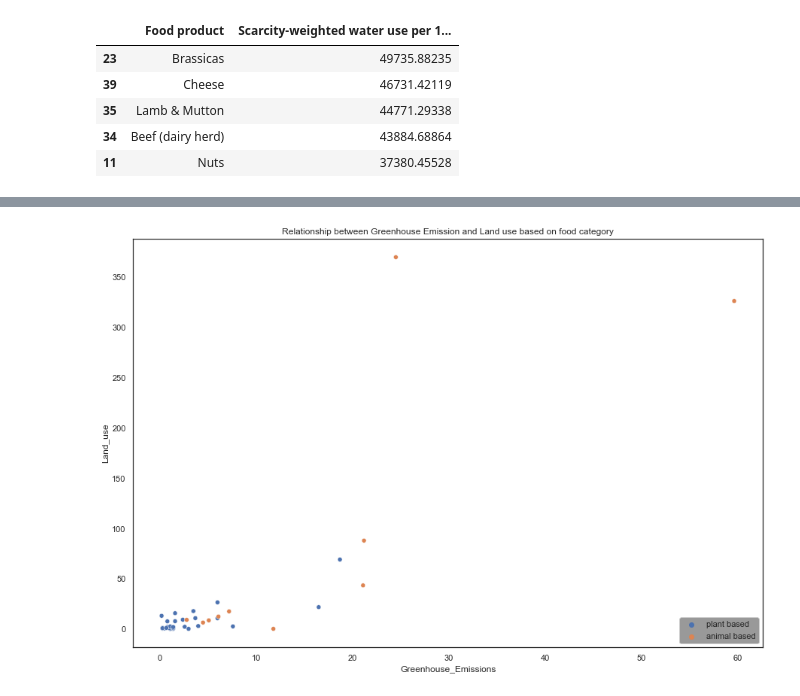
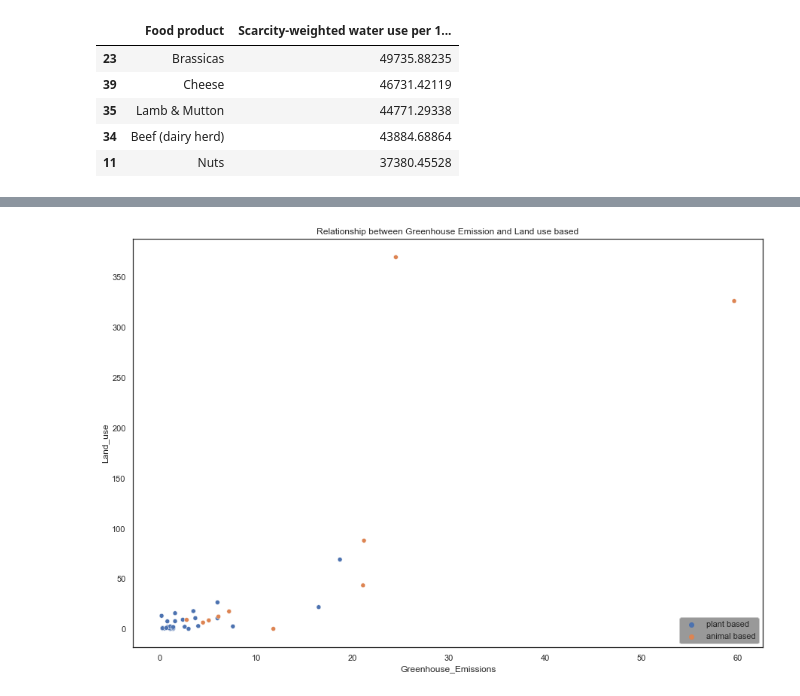
Before and after one commit to Storerun/eda_food_production, a Jupyter notebook: food_productionEDA.ipynb, the cells around one changed output, grey strips where cells are left out. Saved outputs shown, nothing was run; the diff lists cells and outputs as text; code cells hidden in the pictures.

```diff
--- a/food_productionEDA.ipynb
+++ b/food_productionEDA.ipynb
@@ -671,7 +671,7 @@ per_kilo = food[['Total_emissions','Eutrophying emissions per kilogram (gPO₄eq
 per_kilo.rename(columns={'Total_emissions': 'Greenhouse_Emissions','Eutrophying emissions per kilogram (gPO₄eq per kilogram)':
                         'Eutrophying_Emissions','Freshwater withdrawals per kilogram (liters per kilogram)':
                          'Freshwater_withdrawals','Land use per kilogram (m² per kilogram)': 'Land_use',
-                         'Scarcity-weighted water use per kilogram (liters per kilogram)':'Scarity_weghted_water_use'},
+                         'Scarcity-weighted water use per kilogram (liters per kilogram)':'Scarcity_weghted_water_use'},
                     inplace =True)
 # %%
 # check the correlation of the new columns
@@ -693,12 +693,12 @@ plt.show()
 #create a new function that categorizes food based on whether its plant or animal based.
 
 def food_cat(dataframe):
-    """"this function takes the food dataframe and categorizes the food products whether it is plant or animal based.
+    """this function takes the food dataframe and categorizes the food products whether it is plant or animal based.
     Args:
         a food dataframe
     Returns:
         categorizes food product column based on whether its plant or animal based.
-    """"
+    """
     a = dataframe[['Food product']]
     a.loc[:33] = 'plant based' # first 33 rows in the data frame are plant based
     a.loc[33:] = 'animal based'# the remaining 10 are animal based
@@ -727,8 +719,8 @@ per_kilo
 # %%
 plt.figure(figsize=(15,10))
 sns.scatterplot(x='Greenhouse_Emissions', y = 'Land_use', data = per_kilo, hue ='food category')
 plt.legend(facecolor='grey', loc=4)
-plt.title('Relationship between Greenhouse Emission and Land use based on food category')
+plt.title('Relationship between Greenhouse Emission and Land use based')
 plt.show()
 # %% [output]
-[figure, old version]
+[figure, new version]
```
Also changed, not shown: parts of 10 cells of this notebook.
